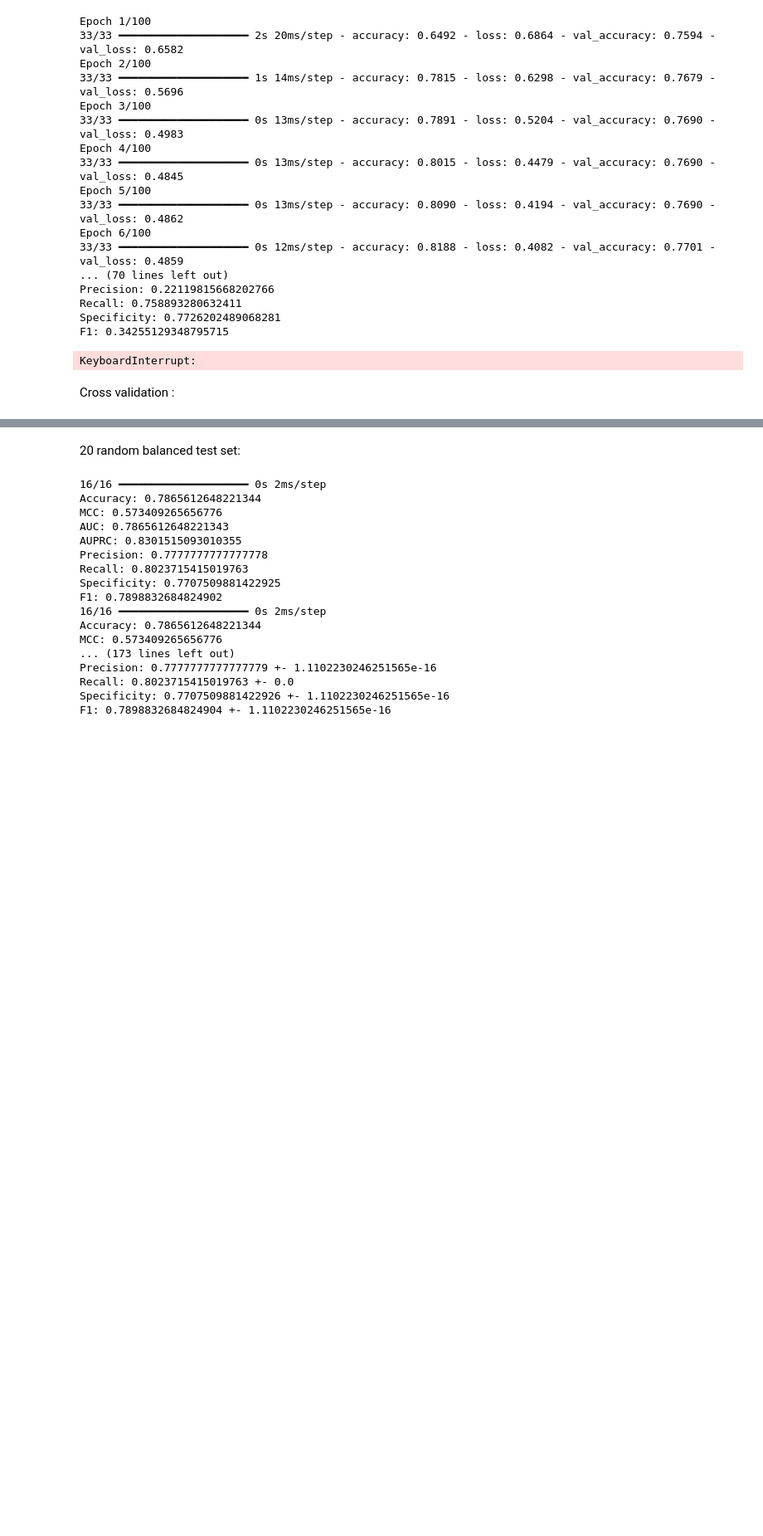
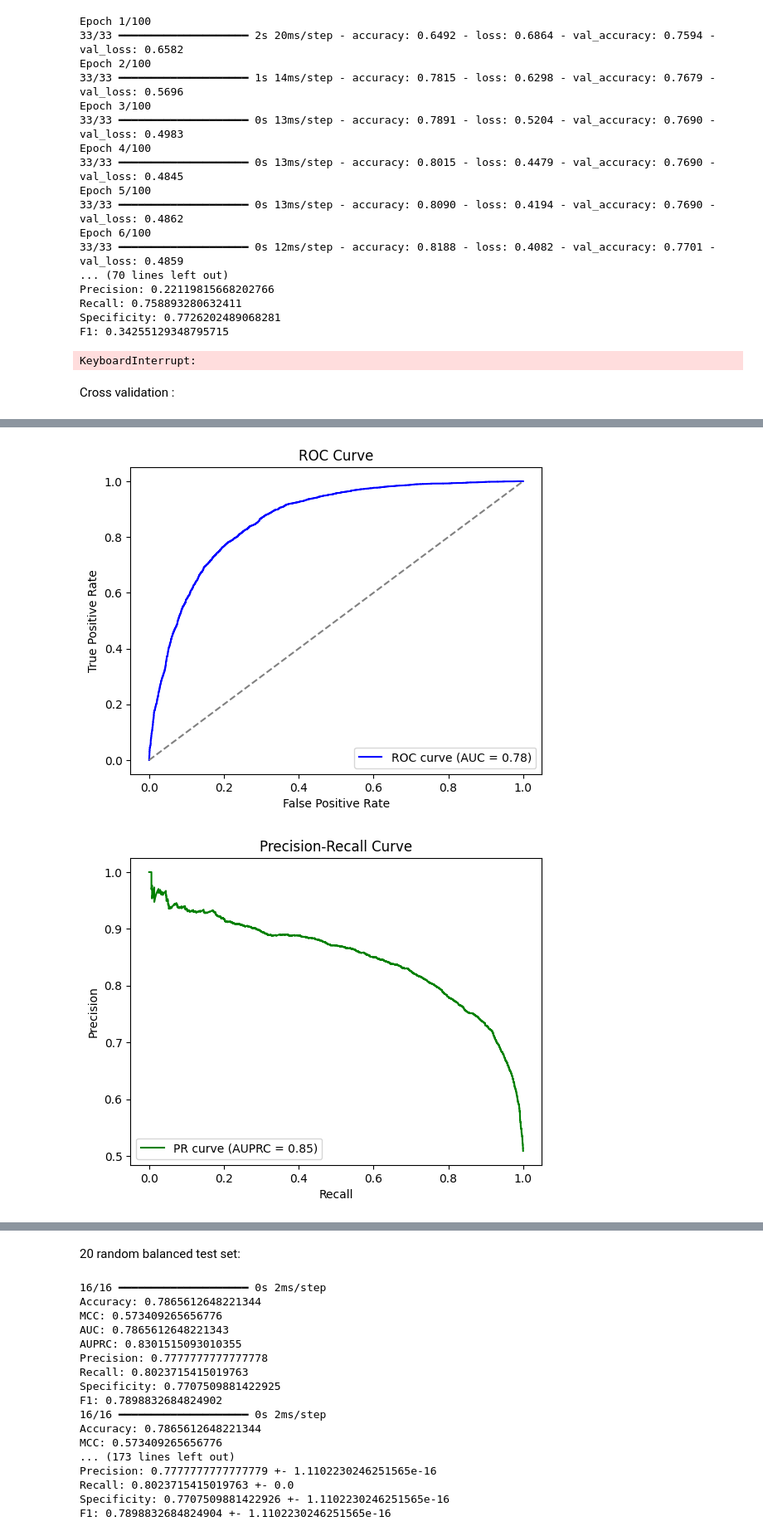
Before and after one commit to Sheldor7701/ResLysEmbed, a Jupyter notebook: LMSuccSite_reproduce.ipynb, the cells around one changed output, grey strips where cells are left out. Shown at 83% size. Cells and saved outputs as stored; diff of their text form; code cells hidden in the pictures; blank space fills up the shorter version.

Commit message:
plots

```diff
--- a/LMSuccSite_reproduce.ipynb
+++ b/LMSuccSite_reproduce.ipynb
@@ -542,16 +544,19 @@ KeyboardInterrupt:
 Cross validation :
 # %%
 # 10 fold cross validation
+from sklearn.metrics import roc_curve, precision_recall_curve
+import matplotlib.pyplot as plt
+
+X_train_num = np.concatenate((X_train_num, X_val_num), axis=0)
+X_train_embeddings = np.concatenate((X_train_embeddings, X_val_embeddings), axis=0)
+y_train = np.concatenate((y_train, y_val), axis=0)
+
 kf = KFold(n_splits=10, shuffle=True, random_state=4)
 
-accuracys = []
-mccs = []
-aucs = []
-auprcs = []
-precisions = []
-recalls = []
-specificitys = []
-f1s = []
+# Initialize lists to collect predictions and true labels across folds
+y_pred_list = []
+y_pred_proba_list = []
+y_true_list = []
 
 for train_index, val_index in kf.split(X_train_num):
     X_train_num_fold, X_val_num_fold = X_train_num[train_index], X_train_num[val_index]
@@ -560,10 +565,8 @@ for train_index, val_index in kf.split(X_train_num):
 
     set_seed(4)
 
-    # Instantiate the convolutional branch
+    # Instantiate and train the convolutional branch
     conv_branch = create_conv_branch((33,))
-
-    # Train the convolutional branch
     conv_history = conv_branch.fit(
         X_train_num_fold, y_train_fold,
         epochs=100,
@@ -573,10 +576,8 @@ for train_index, val_index in kf.split(X_train_num):
         callbacks=[EarlyStopping(monitor='val_loss', patience=10, restore_best_weights=True)]
     )
 
-    # # Instantiate the ANN branch
+    # Instantiate and train the ANN branch
     ann_branch = create_ann_branch(1024)
-
-    # Train the ANN branch
     ann_history = ann_branch.fit(
         X_train_embeddings_fold, y_train_fold,
         epochs=100,
@@ -589,9 +590,6 @@ for train_index, val_index in kf.split(X_train_num):
     # Create the combined model
     combined_model = create_combined_model(conv_branch, ann_branch)
 
-    # View the summary
-    # combined_model.summary()
-
     # Train the combined model
     combined_history = combined_model.fit(
         [X_train_num_fold, X_train_embeddings_fold], y_train_fold,
@@ -602,11 +600,21 @@ for train_index, val_index in kf.split(X_train_num):
         callbacks=[EarlyStopping(monitor='val_loss', patience=10, restore_best_weights=True)]
     )
 
-    # Evaluate the model
-    acc, mcc, auc, auprc, precision, recall, specificity, f1 = evaluate_model(combined_model, X_val=X_val_num_fold, X_val_pt5=X_val_embeddings_fold, y_val=y_val_fold)
+    # Evaluate the model on the validation fold
+    acc, mcc, auc, auprc, precision, recall, specificity, f1 = evaluate_model(
+        combined_model, X_val=X_val_num_fold, X_val_pt5=X_val_embeddings_fold, y_val=y_val_fold
+    )
 
-    evaluate_model(combined_model, X_val=X_test_num, X_val_pt5=X_test_embeddings, y_val=y_test)
+    # Get predictions and probabilities for the current fold
+    y_pred_fold = combined_model.predict([X_val_num_fold, X_val_embeddings_fold]) > 0.5
+    y_pred_proba_fold = combined_model.predict([X_val_num_fold, X_val_embeddings_fold])
 
+    # Append results to the lists
+    y_pred_list.append(y_pred_fold)
+    y_pred_proba_list.append(y_pred_proba_fold)
+    y_true_list.append(y_val_fold)
+
+    # Store evaluation metrics
     accuracys.append(acc)
     mccs.append(mcc)
     aucs.append(auc)
@@ -616,7 +624,12 @@ for train_index, val_index in kf.split(X_train_num):
     specificitys.append(specificity)
     f1s.append(f1)
 
-# Print the results mean and std
+# Concatenate results across all folds
+y_pred_all = np.concatenate(y_pred_list)
+y_pred_proba_all = np.concatenate(y_pred_proba_list)
+y_true_all = np.concatenate(y_true_list)
+
+# Print the evaluation results
 print(f'Accuracy: {np.mean(accuracys)} +/- {np.std(accuracys)}')
 print(f'MCC: {np.mean(mccs)} +/- {np.std(mccs)}')
 print(f'AUC: {np.mean(aucs)} +/- {np.std(aucs)}')
@@ -625,5 +638,26 @@ print(f'Precision: {np.mean(precisions)} +/- {np.std(precisions)}')
 print(f'Recall: {np.mean(recalls)} +/- {np.std(recalls)}')
 print(f'Specificity: {np.mean(specificitys)} +/- {np.std(specificitys)}')
 print(f'F1: {np.mean(f1s)} +/- {np.std(f1s)}')
+
+# Plot ROC Curve
+fpr, tpr, _ = roc_curve(y_true_all, y_pred_proba_all)
+plt.figure()
+plt.plot(fpr, tpr, color='blue', label='ROC curve (AUC = %0.2f)' % np.mean(aucs))
+plt.plot([0, 1], [0, 1], color='gray', linestyle='--')
+plt.xlabel('False Positive Rate')
+plt.ylabel('True Positive Rate')
+plt.title('ROC Curve')
+plt.legend(loc="lower right")
+plt.show()
+
+# Plot Precision-Recall Curve
+precision, recall, _ = precision_recall_curve(y_true_all, y_pred_proba_all)
+plt.figure()
+plt.plot(recall, precision, color='green', label='PR curve (AUPRC = %0.2f)' % np.mean(auprcs))
+plt.xlabel('Recall')
+plt.ylabel('Precision')
+plt.title('Precision-Recall Curve')
+plt.legend(loc="lower left")
+plt.show()
 # %% [output]
 Epoch 1/100
@@ -798,0 +833,2 @@ F1: 0.7773990692936807 +/- 0.012037521242053813
+[figure, added]
+[figure, added]
```
Also changed, not shown: parts of 5 cells of this notebook, 6 other files.
